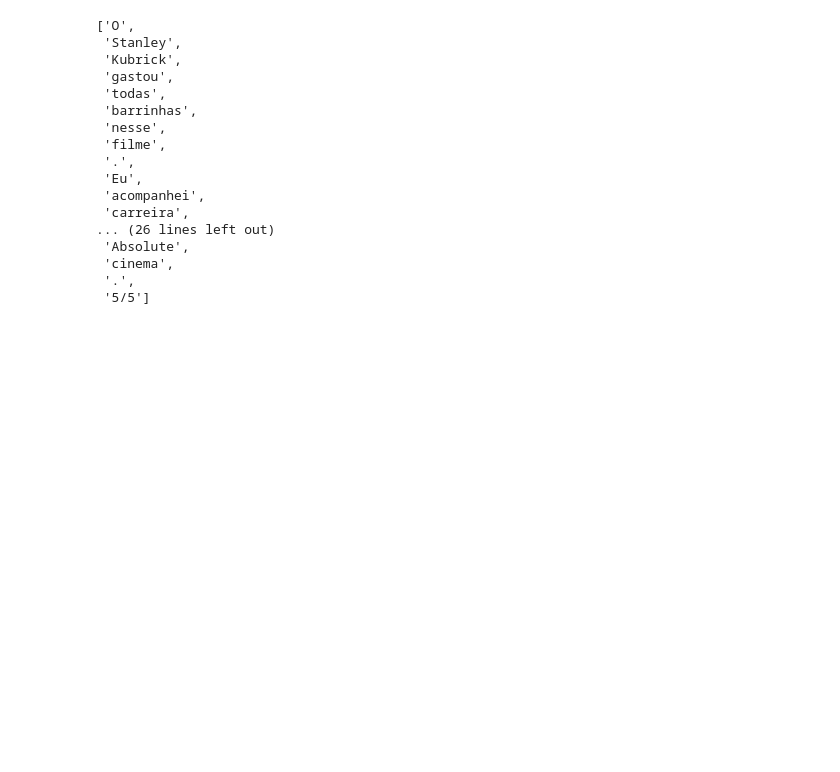
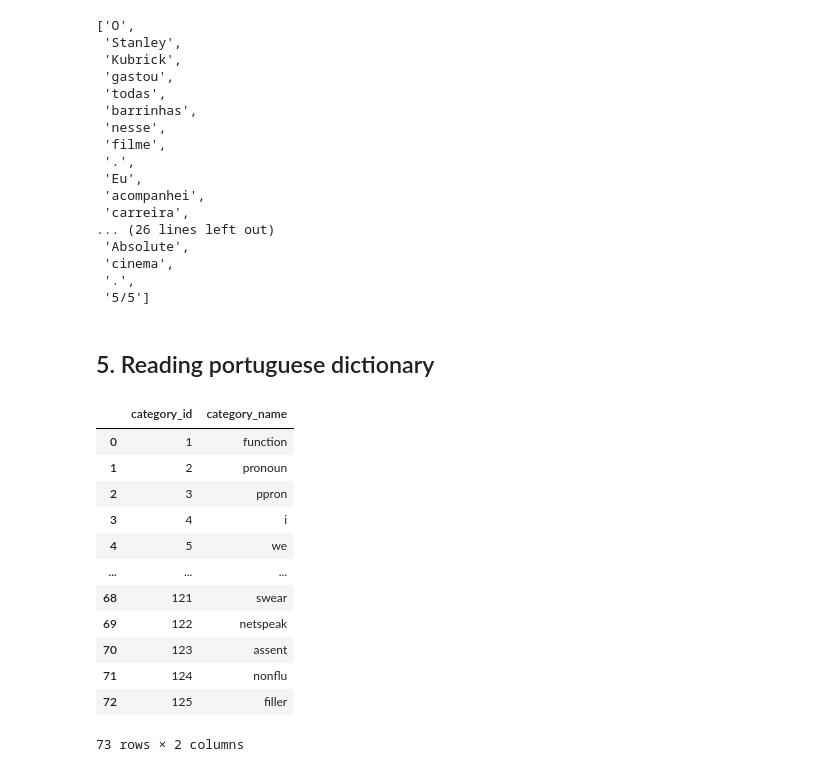
Before and after one commit to joaocarvoli/nlp-symbolic-solution, a Jupyter notebook: symbolic/src/symbolic/notebooks/exploring.ipynb, the cells around one changed output. Cells and saved outputs as stored; diff of their text form; code cells hidden in the pictures; blank space fills up the shorter version.

```diff
--- a/symbolic/src/symbolic/notebooks/exploring.ipynb
+++ b/symbolic/src/symbolic/notebooks/exploring.ipynb
@@ -170,3 +170,29 @@ The size of the comment without stop words is 42
  'cinema',
  '.',
  '5/5']
+# %% [markdown]
+## 5. Reading portuguese dictionary
+# %%
+from symbolic.helpers.read_dict import read_dic_file
+
+categories, entries  = read_dic_file("../../../dictionary/LIWC2015_pt2-sem-pulo-linhas.dic")
+
+category_df = pd.DataFrame([
+    {"category_id": cat.id, "category_name": cat.name}
+    for cat in categories.values()
+])
+category_df
+# %% [output]
+|  | category_id | category_name |
+| 0 | 1 | function |
+| 1 | 2 | pronoun |
+| 2 | 3 | ppron |
+| 3 | 4 | i |
+| 4 | 5 | we |
+| ... | ... | ... |
+| 68 | 121 | swear |
+| 69 | 122 | netspeak |
+| 70 | 123 | assent |
+| 71 | 124 | nonflu |
+| 72 | 125 | filler |
+73 rows × 2 columns
```
Also changed, not shown: parts of 5 cells of this notebook.
